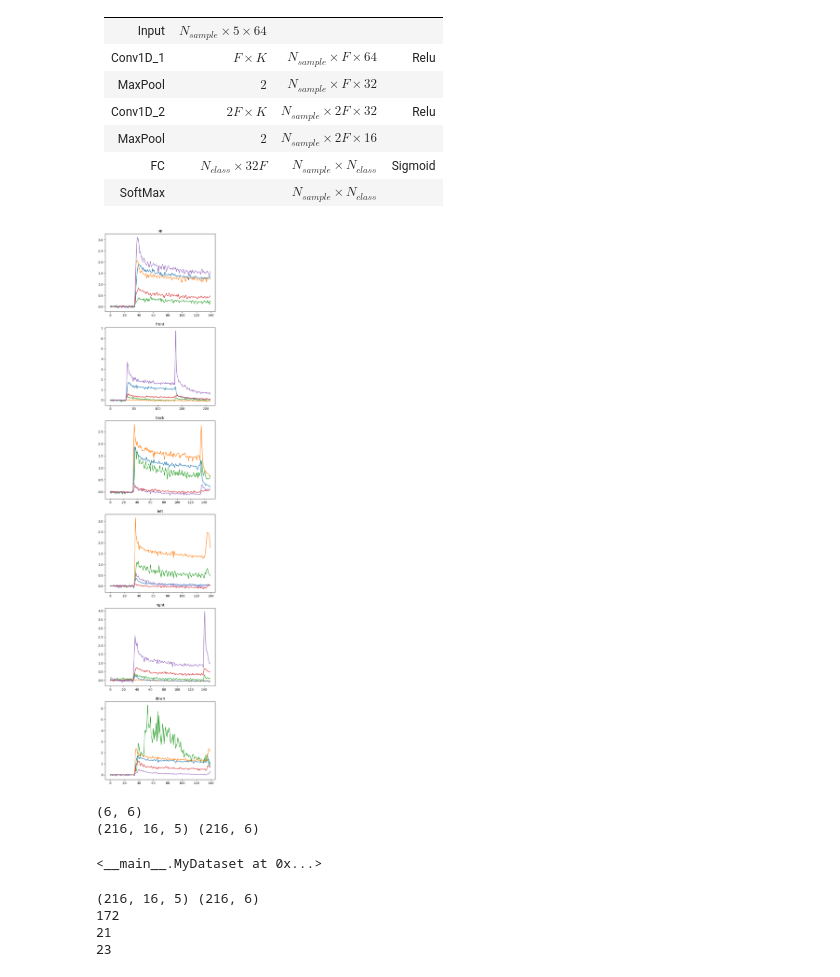
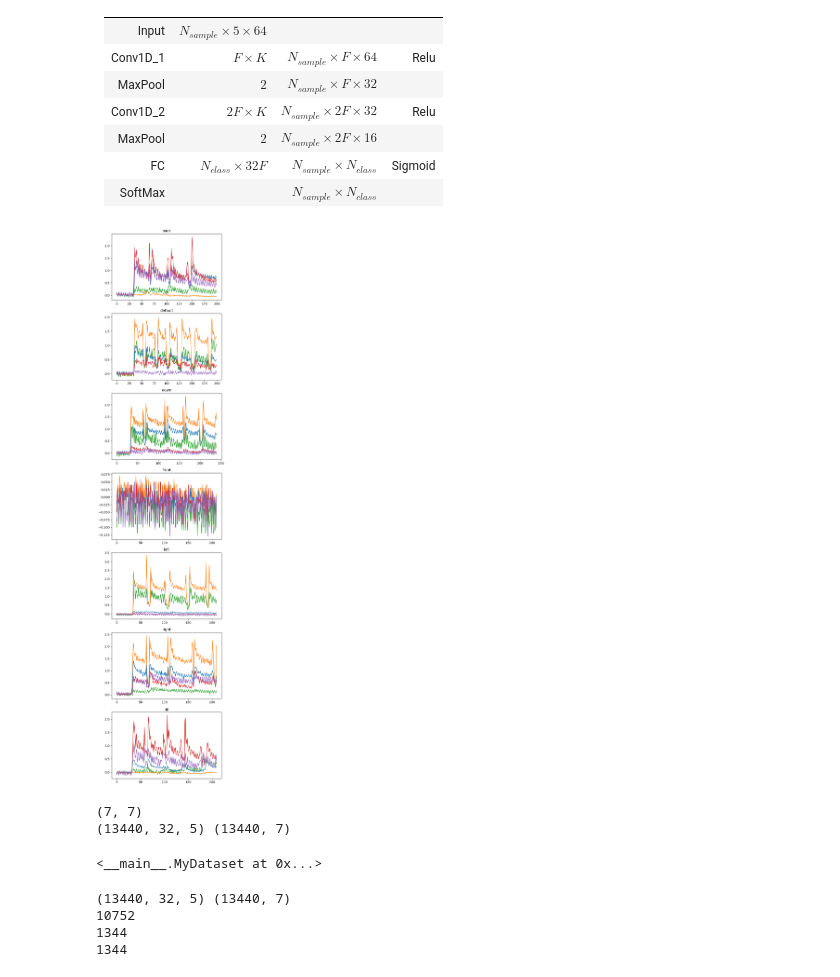
Before and after one commit to jijihuny/Sensor-Classification, a Jupyter notebook: script.ipynb, the cells around one changed output. Cells and saved outputs as stored; diff of their text form; code cells hidden in the pictures.

```diff
--- a/script.ipynb
+++ b/script.ipynb
@@ -17,34 +17,35 @@ shape : $N_{sample} \times 64 \times 5$
 # %%
 import numpy as np
 import pandas as pd
 import matplotlib.pyplot as plt
 import os
 
 
-fig, subplots = plt.subplots(nrows=6)
+fig, subplots = plt.subplots(nrows=7)
 directions = (
-    'up',
+    'back',
+    'default',
+    'down',
     'front',
-    'back',
     'left',
     'right',
-    'down'
+    'up'
 )
 fig.set_figheight(32)
 plt.plot()
 
-ds = list(os.walk('Dataset'))
-for i in range(0, 6):
+ds = list(os.walk('version2'))
+for i in range(0, 7):
     subplots[i].set_title(directions[i])
 
     dir, _, file = ds[i + 1]
     print()
     csv = os.path.join(dir, file[0])
     df = pd.read_csv(csv)
     subplots[i].plot(df['time'], df['thumb'], 'tab:green')
     subplots[i].plot(df['time'], df['index'], 'tab:orange')
     subplots[i].plot(df['time'], df['middle'], 'tab:blue')
     subplots[i].plot(df['time'], df['ring'], 'tab:red')
     subplots[i].plot(df['time'], df['little'], 'tab:purple')
 # %% [output]
-[figure, old version]
+[figure, new version]
@@ -55,35 +136,59 @@ import numpy as np
 import torch
 from torch.utils.data import Dataset
 
-class2num = {'__up_': 0, 'back_': 1, 'down_': 2, 'front': 3, 'left_': 4, 'right': 5}
-im = np.eye(6)
+class2num = {'back': 0, 'default': 1, 'down': 2, 'front': 3, 'left': 4, 'right': 5, 'up': 6}
+im = np.eye(7)
 # im = im.reshape(6, -1, 6)
 print(im.shape)
 
 class MyDataset(Dataset):
-    def __init__(self, path: str = 'Dataset', frame_length: int = 16):
+    def __init__(self, path: str = 'Dataset', frame_length: int = 32):
+        # 파일 이름 배열
         self.filenames = []
+        # 파일 카테고리
         self.category = []
+        # 학습 데이터
         self.data = np.ndarray([0, frame_length, 5])
-        self.label = np.ndarray([0, 6])
+        # 타겟 라벨
+        self.label = np.ndarray([0, 7])
+
         # 파일 경로 로딩
         for dirname, _, filenames in os.walk(path):
             if len(filenames) == 0: continue
+
             _, category = os.path.split(dirname)
             self.filenames += [os.path.join(dirname, filename) for filename in filenames]
             self.category += [category] * len(filenames)
 
-        # # csv 로딩
+        # csv 로딩
         for idx, file in enumerate(self.filenames):
+
+            # (file_frame_length, 6)
             frame = pd.read_csv(file)
-            frame = frame[['thumb', 'index', 'middle', 'ring', 'little']][50:114].to_numpy()
-            frame = frame.reshape(-1, frame_length, 5)
-            self.data = np.append(self.data, frame, axis=0)
 
-            self.label = np.append(self.label, [im[class2num[self.category[idx]]]] * int(64 / frame_length), axis=0)
+            # (file_frame_length, 5)
+            frame = frame[['thumb', 'index', 'middle', 'ring', 'little']].to_numpy()
+
+            # (file_frame_length + 50 > 160, 5)
+            # frame[file_frame_length - 1] 값으로 패딩
+            frame = np.pad(frame, ((0, 200), (0, 0)), mode='edge')
+
+            batch = []
+            for i in range(40, 136):
+                batch += [frame[i: i + 32]]
+                batch += [frame[i + 32: i: -1]]
+            # TODO: 프레임 1마다 한 주기씩 만들기
+            # (128 / frame_length, frame_length, 5)
+            batch = np.asarray(batch)
+            # (total_file * 128 / frame_length, frame_length, 5)
+            self.data = np.append(self.data, batch, axis=0)
+
+            # (total_file * 128 / frame_length, 6)
+            self.label = np.append(self.label, [im[class2num[self.category[idx]]]] * len(batch), axis=0)
 
         print(self.data.shape, self.label.shape)
-        # Norm
+
+        # 정규화
         mean = self.data.mean(axis=0)
         std = self.data.std(axis=0)
 
@@ -99,13 +204,13 @@ class MyDataset(Dataset):
 
 MyDataset()
 # %% [output]
-(6, 6)
-(216, 16, 5) (216, 6)
+(7, 7)
+(13440, 32, 5) (13440, 7)
 <__main__.MyDataset at 0x...>
 # %%
 from torch.utils.data import DataLoader, random_split
 
-dataset = MyDataset()
+dataset = MyDataset(frame_length=32)
 dataset_length = len(dataset)
 train_length = int(dataset_length * 0.8)
 test_length = int(dataset_length * 0.1)
@@ -120,10 +225,10 @@ print(train_length)
 print(test_length)
 print(valid_length)
 # %% [output]
-(216, 16, 5) (216, 6)
-172
-21
-23
+(13440, 32, 5) (13440, 7)
+10752
+1344
+1344
 # %%
 import torch.nn as nn
 import torch
```
Also changed, not shown: parts of 6 cells of this notebook.
